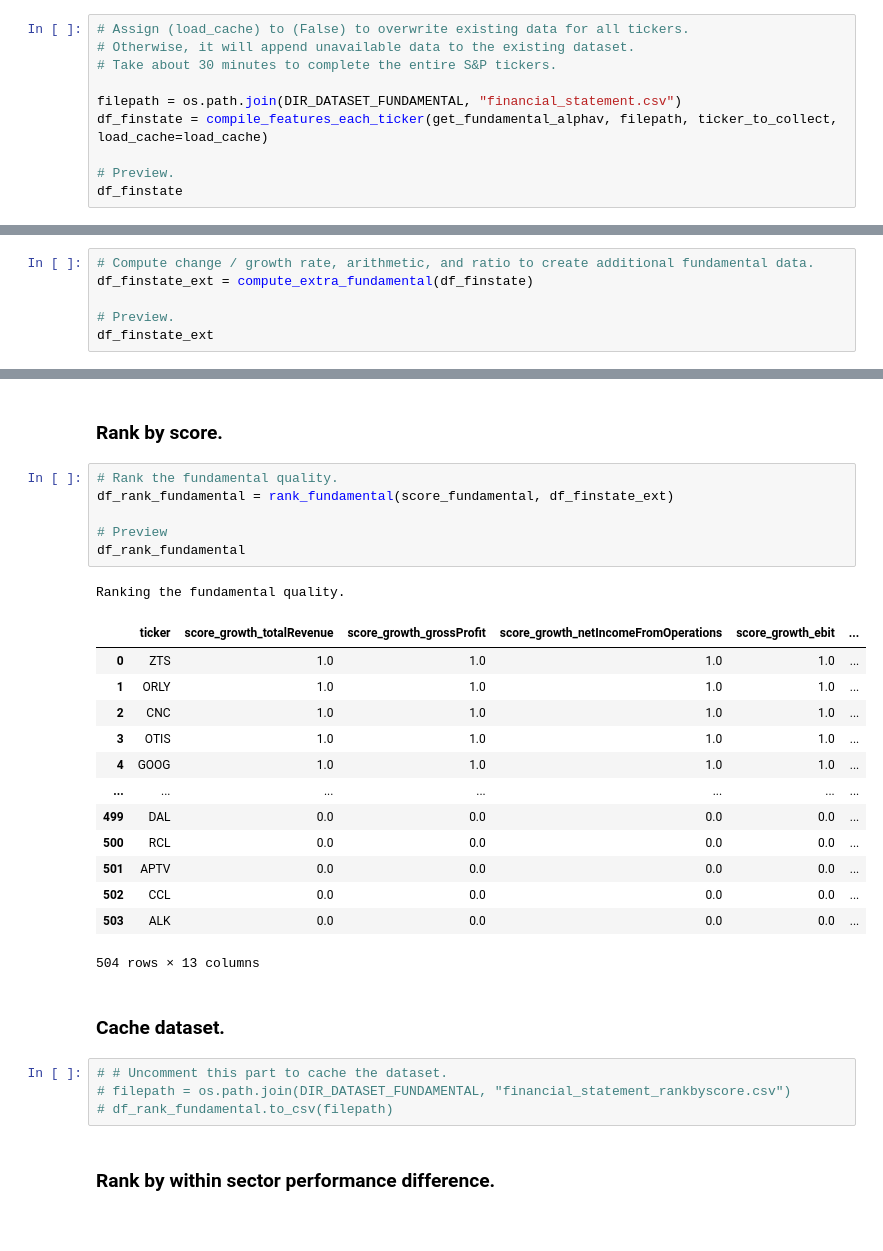
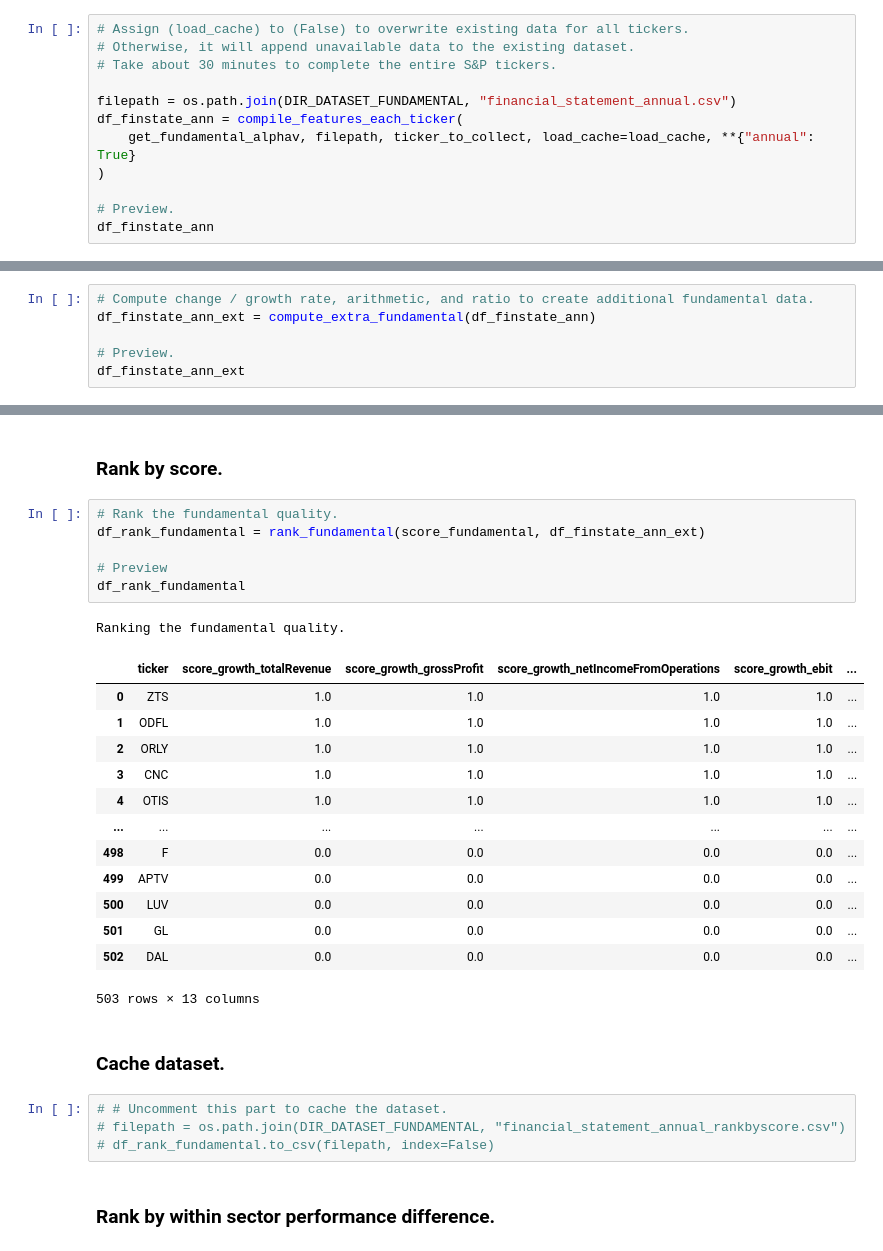
Before and after one commit to lioneltayyd/MADS-CAP, a Jupyter notebook: source/notebooks/get_fundamental.ipynb, the cells around one changed output, grey strips where cells are left out. Saved outputs shown, nothing was run; the diff lists cells and outputs as text.

```diff
--- a/source/notebooks/get_fundamental.ipynb
+++ b/source/notebooks/get_fundamental.ipynb
@@ -92,9 +94,11 @@ Getting S&P sector info from (Wikipedia).
 # Otherwise, it will append unavailable data to the existing dataset.
 # Take about 30 minutes to complete the entire S&P tickers.
 
-filepath = os.path.join(DIR_DATASET_FUNDAMENTAL, "financial_statement.csv")
-df_finstate = compile_features_each_ticker(get_fundamental_alphav, filepath, ticker_to_collect, load_cache=load_cache)
+filepath = os.path.join(DIR_DATASET_FUNDAMENTAL, "financial_statement_annual.csv")
+df_finstate_ann = compile_features_each_ticker(
+	get_fundamental_alphav, filepath, ticker_to_collect, load_cache=load_cache, **{"annual": True}
+)
 
 # Preview.
-df_finstate
+df_finstate_ann
 # %% [output]
@@ -115,10 +145,10 @@ df_finstate
 ## Compute additional fundamental data.
 # %%
 # Compute change / growth rate, arithmetic, and ratio to create additional fundamental data.
-df_finstate_ext = compute_extra_fundamental(df_finstate)
+df_finstate_ann_ext = compute_extra_fundamental(df_finstate_ann)
 
 # Preview.
-df_finstate_ext
+df_finstate_ann_ext
 # %% [output]
 Compute additional fundamental data.
 |  | ticker | fiscalDateEnding | totalRevenue | researchAndDevelopment | capitalExpenditures | ... |
@@ -146,31 +229,31 @@ Compute additional fundamental data.
 ### Rank by score.
 # %%
 # Rank the fundamental quality.
-df_rank_fundamental = rank_fundamental(score_fundamental, df_finstate_ext)
+df_rank_fundamental = rank_fundamental(score_fundamental, df_finstate_ann_ext)
 
 # Preview
 df_rank_fundamental
 # %% [output]
 Ranking the fundamental quality.
 |  | ticker | score_growth_totalRevenue | score_growth_grossProfit | score_growth_netIncomeFromOperations | score_growth_ebit | ... |
 | 0 | ZTS | 1.0 | 1.0 | 1.0 | 1.0 | ... |
-| 1 | ORLY | 1.0 | 1.0 | 1.0 | 1.0 | ... |
-| 2 | CNC | 1.0 | 1.0 | 1.0 | 1.0 | ... |
-| 3 | OTIS | 1.0 | 1.0 | 1.0 | 1.0 | ... |
-| 4 | GOOG | 1.0 | 1.0 | 1.0 | 1.0 | ... |
+| 1 | ODFL | 1.0 | 1.0 | 1.0 | 1.0 | ... |
+| 2 | ORLY | 1.0 | 1.0 | 1.0 | 1.0 | ... |
+| 3 | CNC | 1.0 | 1.0 | 1.0 | 1.0 | ... |
+| 4 | OTIS | 1.0 | 1.0 | 1.0 | 1.0 | ... |
 | ... | ... | ... | ... | ... | ... | ... |
-| 499 | DAL | 0.0 | 0.0 | 0.0 | 0.0 | ... |
-| 500 | RCL | 0.0 | 0.0 | 0.0 | 0.0 | ... |
-| 501 | APTV | 0.0 | 0.0 | 0.0 | 0.0 | ... |
-| 502 | CCL | 0.0 | 0.0 | 0.0 | 0.0 | ... |
-| 503 | ALK | 0.0 | 0.0 | 0.0 | 0.0 | ... |
+| 498 | F | 0.0 | 0.0 | 0.0 | 0.0 | ... |
+| 499 | APTV | 0.0 | 0.0 | 0.0 | 0.0 | ... |
+| 500 | LUV | 0.0 | 0.0 | 0.0 | 0.0 | ... |
+| 501 | GL | 0.0 | 0.0 | 0.0 | 0.0 | ... |
+| 502 | DAL | 0.0 | 0.0 | 0.0 | 0.0 | ... |
-504 rows × 13 columns
+503 rows × 13 columns
 # %% [markdown]
 ### Cache dataset.
 # %%
 # # Uncomment this part to cache the dataset.
-# filepath = os.path.join(DIR_DATASET_FUNDAMENTAL, "financial_statement_rankbyscore.csv")
-# df_rank_fundamental.to_csv(filepath)
+# filepath = os.path.join(DIR_DATASET_FUNDAMENTAL, "financial_statement_annual_rankbyscore.csv")
+# df_rank_fundamental.to_csv(filepath, index=False)
 # %% [markdown]
 ### Rank by within sector performance difference.
 # %%
```
Also changed, not shown: parts of 13 cells of this notebook, 12 other files.
